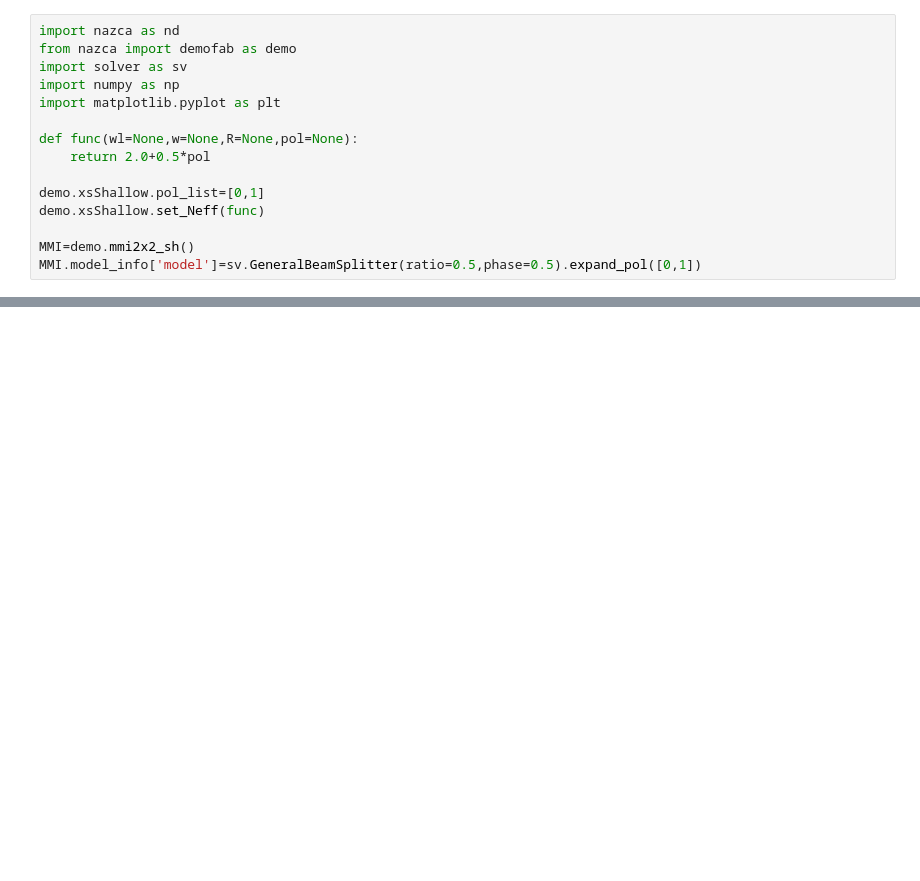
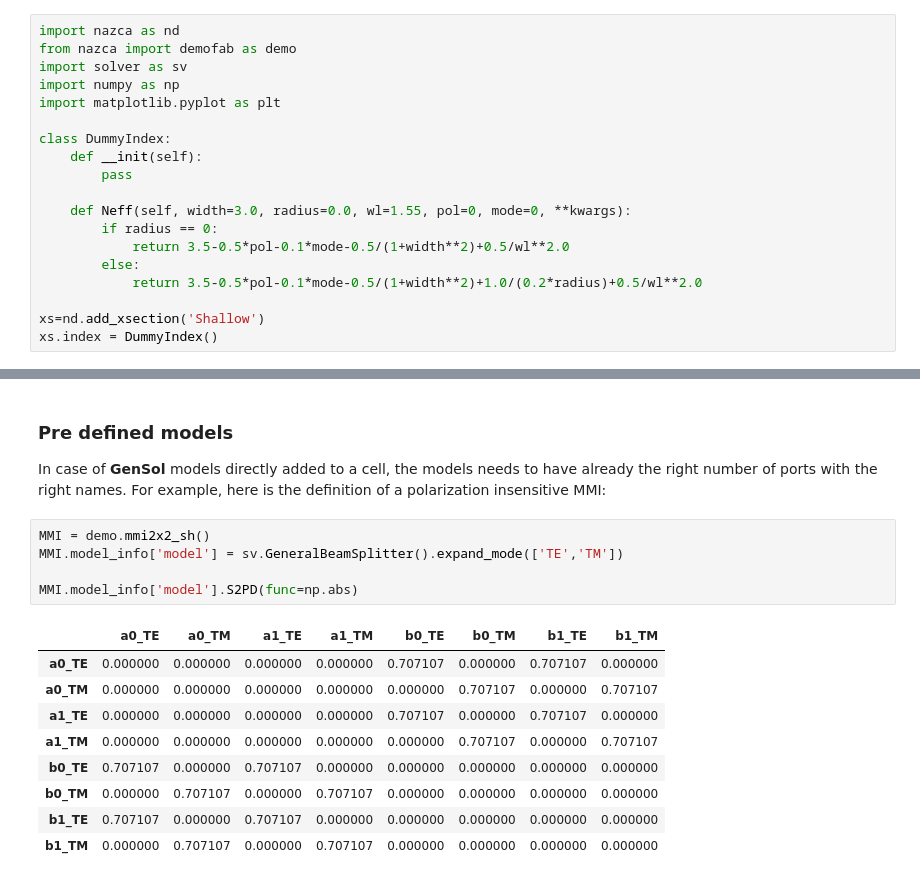
Before and after one commit to mpasson/lekkersim, a Jupyter notebook: Docs/jupyter/Nazca Multiple Polarization.ipynb, the cells around one changed output, grey strips where cells are left out. Cells and saved outputs as stored; diff of their text form; blank space fills up the shorter version.

```diff
--- a/Docs/jupyter/Nazca Multiple Polarization.ipynb
+++ b/Docs/jupyter/Nazca Multiple Polarization.ipynb
@@ -16,12 +24,16 @@ import solver as sv
 import numpy as np
 import matplotlib.pyplot as plt
 
-def func(wl=None,w=None,R=None,pol=None):
-    return 2.0+0.5*pol
+class DummyIndex:
+    def __init(self):
+        pass
 
-demo.xsShallow.pol_list=[0,1]
-demo.xsShallow.set_Neff(func)
+    def Neff(self, width=3.0, radius=0.0, wl=1.55, pol=0, mode=0, **kwargs):
+        if radius == 0:
+            return 3.5-0.5*pol-0.1*mode-0.5/(1+width**2)+0.5/wl**2.0
+        else:
+            return 3.5-0.5*pol-0.1*mode-0.5/(1+width**2)+1.0/(0.2*radius)+0.5/wl**2.0
 
-MMI=demo.mmi2x2_sh()
-MMI.model_info['model']=sv.GeneralBeamSplitter(ratio=0.5,phase=0.5).expand_pol([0,1])
+xs=nd.add_xsection('Shallow')
+xs.index = DummyIndex()
 # %% [output]
@@ -77,0 +72,18 @@ One the basic are estabilished, more complex circuits can be modelled just like
+# %% [markdown]
+### Pre defined models
+In case of **GenSol** models directly added to a cell, the models needs to have already the right number of ports with the right names. For example, here is the definition of a polarization insensitive MMI:
+# %%
+MMI = demo.mmi2x2_sh()
+MMI.model_info['model'] = sv.GeneralBeamSplitter().expand_mode(['TE','TM'])
+
+MMI.model_info['model'].S2PD(func=np.abs)
+# %% [output]
+|  | a0_TE | a0_TM | a1_TE | a1_TM | b0_TE | b0_TM | b1_TE | b1_TM |
+| a0_TE | 0.000000 | 0.000000 | 0.000000 | 0.000000 | 0.707107 | 0.000000 | 0.707107 | 0.000000 |
+| a0_TM | 0.000000 | 0.000000 | 0.000000 | 0.000000 | 0.000000 | 0.707107 | 0.000000 | 0.707107 |
+| a1_TE | 0.000000 | 0.000000 | 0.000000 | 0.000000 | 0.707107 | 0.000000 | 0.707107 | 0.000000 |
+| a1_TM | 0.000000 | 0.000000 | 0.000000 | 0.000000 | 0.000000 | 0.707107 | 0.000000 | 0.707107 |
+| b0_TE | 0.707107 | 0.000000 | 0.707107 | 0.000000 | 0.000000 | 0.000000 | 0.000000 | 0.000000 |
+| b0_TM | 0.000000 | 0.707107 | 0.000000 | 0.707107 | 0.000000 | 0.000000 | 0.000000 | 0.000000 |
+| b1_TE | 0.707107 | 0.000000 | 0.707107 | 0.000000 | 0.000000 | 0.000000 | 0.000000 | 0.000000 |
+| b1_TM | 0.000000 | 0.707107 | 0.000000 | 0.707107 | 0.000000 | 0.000000 | 0.000000 | 0.000000 |
```
Also changed, not shown: parts of 25 cells of this notebook, 13 other files.
